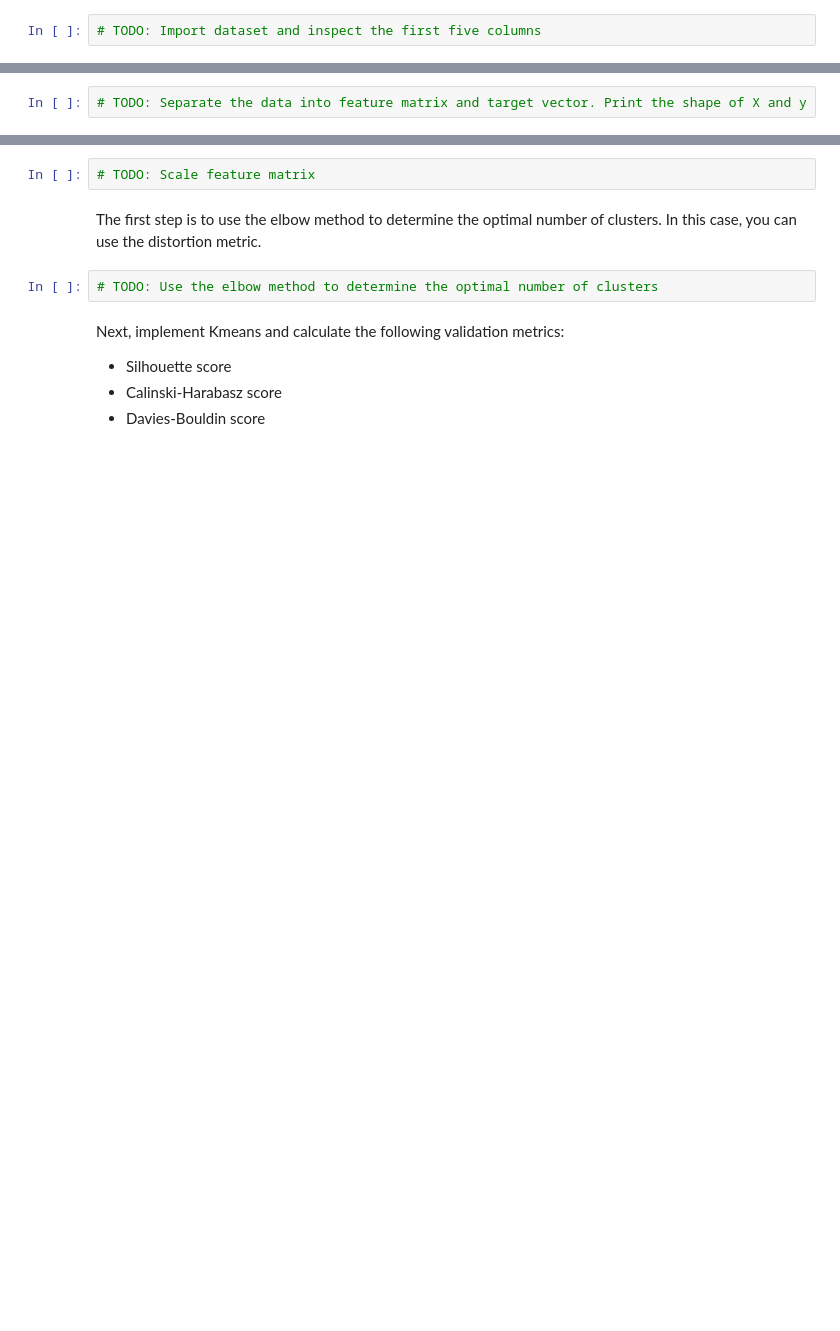
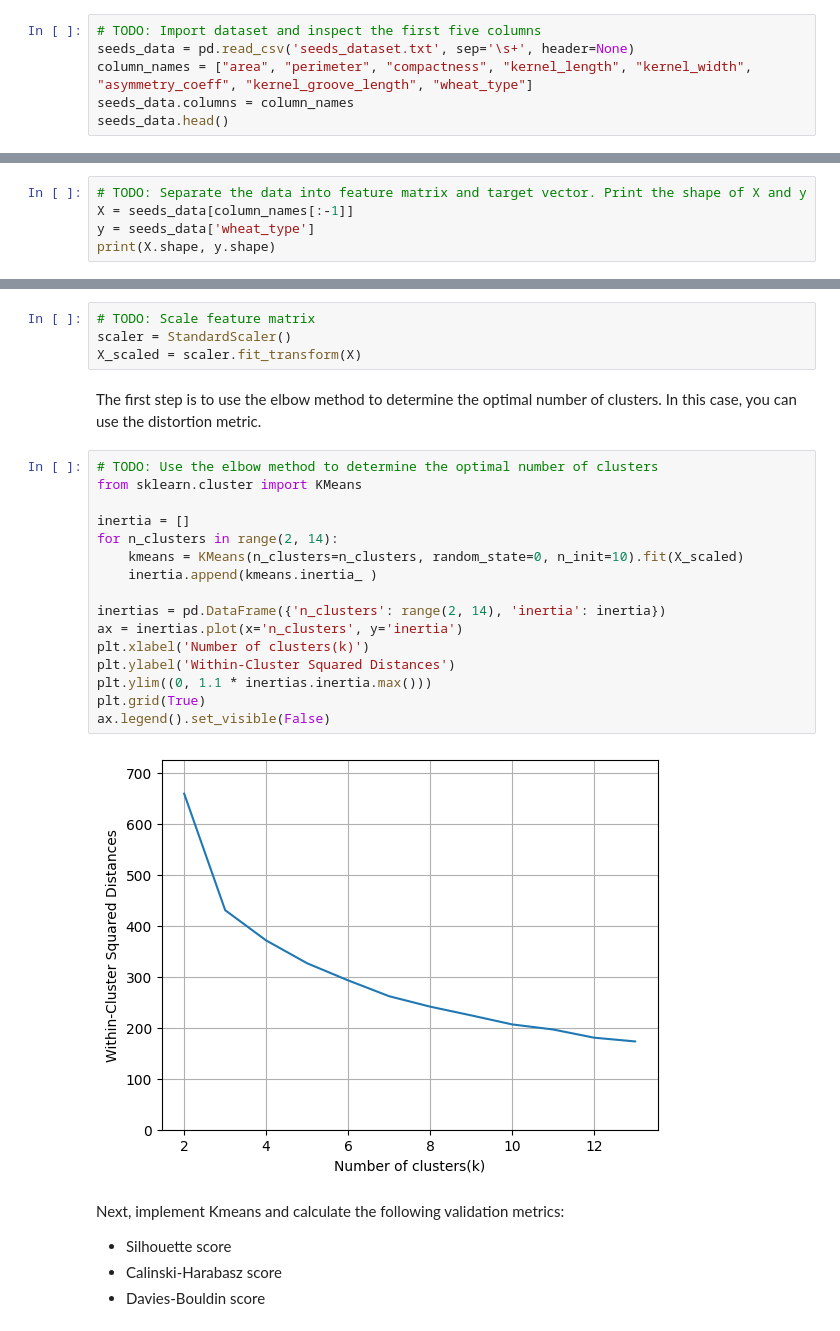
Before and after one commit to ENSF611-SuarezRobles/Assignment5, a Jupyter notebook: Assignment 5.ipynb, the cells around one changed output, grey strips where cells are left out. Saved outputs shown, nothing was run; the diff lists cells and outputs as text; blank space fills up the shorter version.

```diff
--- a/Assignment 5.ipynb
+++ b/Assignment 5.ipynb
@@ -21,3 +21,7 @@ You have been asked by an agricultural company to help them predict the type of
 The first step is to read in the file using pandas and inspect the first few columns. Note that the data is in a text file, so the separator is different compared to a csv file.
 # %%
 # TODO: Import dataset and inspect the first five columns
+seeds_data = pd.read_csv('seeds_dataset.txt', sep='\s+', header=None)
+column_names = ["area", "perimeter", "compactness", "kernel_length", "kernel_width", "asymmetry_coeff", "kernel_groove_length", "wheat_type"]
+seeds_data.columns = column_names
+seeds_data.head()
@@ -25,3 +40,6 @@ The first step is to read in the file using pandas and inspect the first few col
 Next, you will need to separate the data into your feature matrix and target vector.
 # %%
 # TODO: Separate the data into feature matrix and target vector. Print the shape of X and y
+X = seeds_data[column_names[:-1]]
+y = seeds_data['wheat_type']
+print(X.shape, y.shape)
@@ -92,10 +171,28 @@ The agricultural company approaches you again because they lost all the labels f
 This part of the assignment asks you to implement Kmeans clustering using the orginal feature matrix (after scaling has been performed).
 # %%
 # TODO: Scale feature matrix
+scaler = StandardScaler()
+X_scaled = scaler.fit_transform(X)
 # %% [markdown]
 The first step is to use the elbow method to determine the optimal number of clusters. In this case, you can use the distortion metric.
 # %%
 # TODO: Use the elbow method to determine the optimal number of clusters
+from sklearn.cluster import KMeans
+
+inertia = []
+for n_clusters in range(2, 14):
+    kmeans = KMeans(n_clusters=n_clusters, random_state=0, n_init=10).fit(X_scaled)
+    inertia.append(kmeans.inertia_ )
+
+inertias = pd.DataFrame({'n_clusters': range(2, 14), 'inertia': inertia})
+ax = inertias.plot(x='n_clusters', y='inertia')
+plt.xlabel('Number of clusters(k)')
+plt.ylabel('Within-Cluster Squared Distances')
+plt.ylim((0, 1.1 * inertias.inertia.max()))
+plt.grid(True)
+ax.legend().set_visible(False)
+# %% [output]
+[figure, added]
 # %% [markdown]
 Next, implement Kmeans and calculate the following validation metrics:
 - Silhouette score
```
Also changed, not shown: parts of 26 cells of this notebook.
